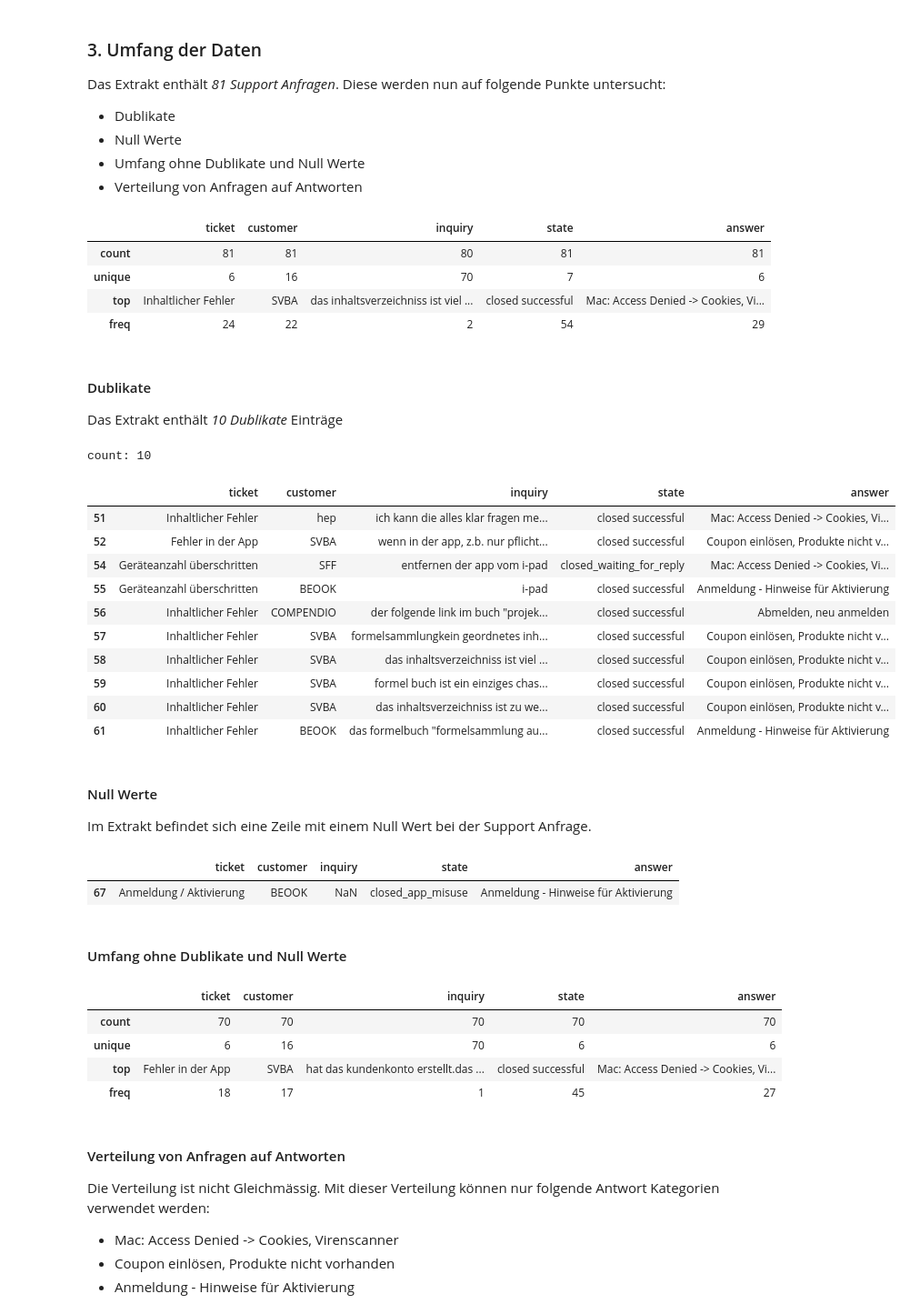
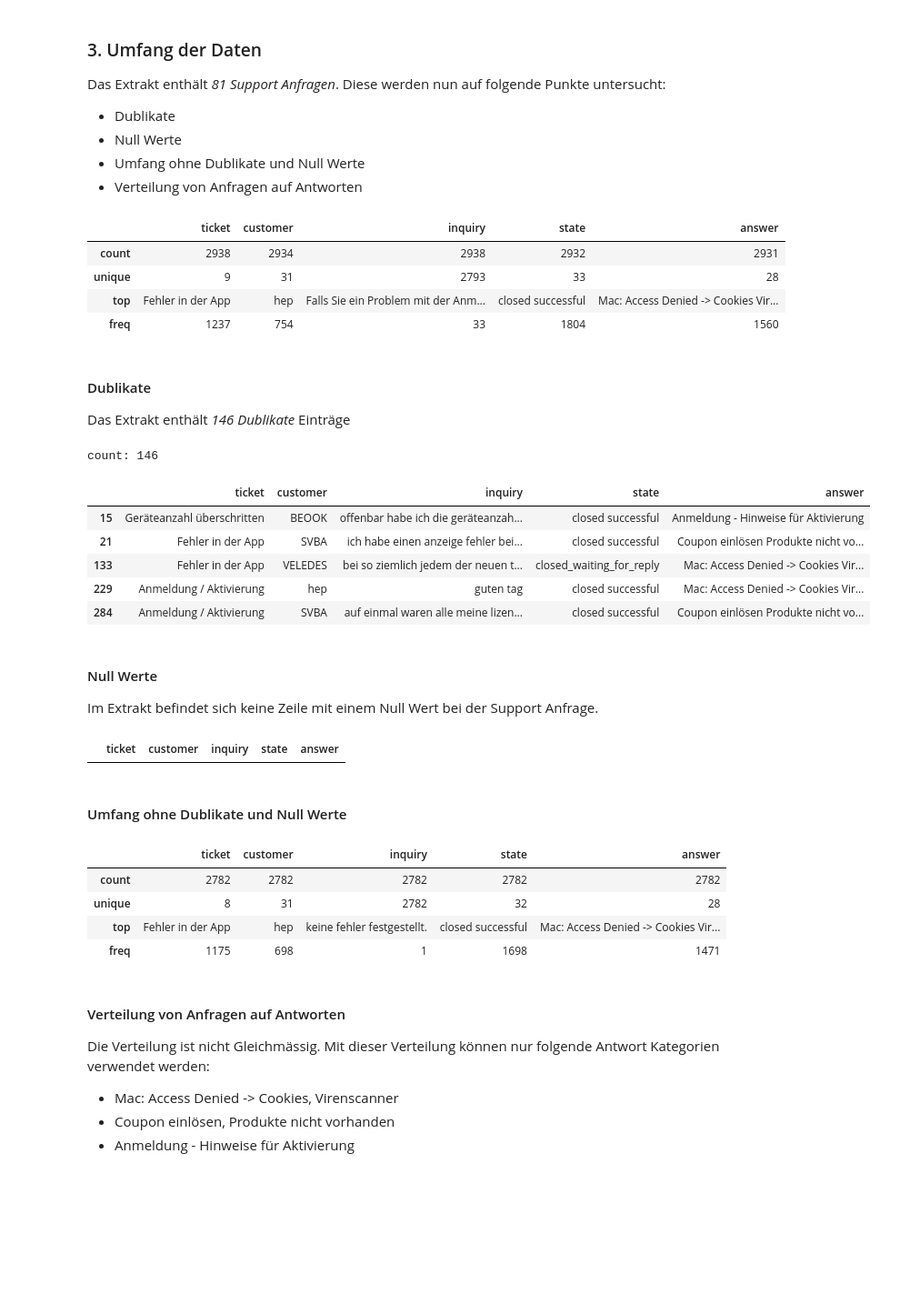
Before and after one commit to bda-19fs/bda-chatbot, a Jupyter notebook: 02_data_review/ionesoft_data_quality_assessment.ipynb, the cells around one changed output. Shown at 91% size. Saved outputs shown, nothing was run; the diff lists cells and outputs as text; code cells hidden in the pictures; blank space fills up the shorter version.

```diff
--- a/02_data_review/ionesoft_data_quality_assessment.ipynb
+++ b/02_data_review/ionesoft_data_quality_assessment.ipynb
@@ -18,10 +18,10 @@ Die Daten _chatbot_extract-1.csv_ wurden in einem CSV-Format geliefert. Dieses F
 # %%
 import pandas as pd
 
-extract = '../01_data/chatbot_extract-1.csv'
+extract = '../01_data/chatbot_all_tickets.csv'
 names=['ticket', 'customer', 'inquiry', 'state', 'answer']
 
-corpus = pd.read_csv(extract, encoding='utf-8', names=names, skiprows=[0], usecols=[1, 2, 4, 5, 6])
+corpus = pd.read_csv(extract, sep=';', encoding='utf-8', names=names, skiprows=[0], usecols=[2, 3, 4, 5, 6])
 corpus.head()
 # %% [output]
 |  | ticket | customer | inquiry | state | answer |
@@ -50,42 +50,36 @@ Das Extrakt enthält _81 Support Anfragen_. Diese werden nun auf folgende Punkte
 corpus.describe()
 # %% [output]
 |  | ticket | customer | inquiry | state | answer |
-| count | 81 | 81 | 80 | 81 | 81 |
-| unique | 6 | 16 | 70 | 7 | 6 |
-| top | Inhaltlicher Fehler | SVBA | das inhaltsverzeichniss ist viel ... | closed successful | Mac: Access Denied -> Cookies, Vi... |
-| freq | 24 | 22 | 2 | 54 | 29 |
+| count | 2938 | 2934 | 2938 | 2932 | 2931 |
+| unique | 9 | 31 | 2793 | 33 | 28 |
+| top | Fehler in der App | hep | Falls Sie ein Problem mit der Anm... | closed successful | Mac: Access Denied -> Cookies Vir... |
+| freq | 1237 | 754 | 33 | 1804 | 1560 |
 # %% [markdown]
 #### Dublikate
-Das Extrakt enthält _10 Dublikate_ Einträge
+Das Extrakt enthält _146 Dublikate_ Einträge
 # %%
 import numpy as np
 
 corpus['inquiry'] = corpus['inquiry'].str.lower()
 dublicates = np.sum(corpus.duplicated(subset='inquiry'))
 print(f'count: {dublicates}')
 
-corpus[corpus.duplicated(subset='inquiry')]
+corpus[corpus.duplicated(subset='inquiry')][:5]
 # %% [output]
-count: 10
+count: 146
 |  | ticket | customer | inquiry | state | answer |
-| 51 | Inhaltlicher Fehler | hep | ich kann die alles klar fragen me... | closed successful | Mac: Access Denied -> Cookies, Vi... |
-| 52 | Fehler in der App | SVBA | wenn in der app, z.b. nur pflicht... | closed successful | Coupon einlösen, Produkte nicht v... |
-| 54 | Geräteanzahl überschritten | SFF | entfernen der app vom i-pad | closed_waiting_for_reply | Mac: Access Denied -> Cookies, Vi... |
-| 55 | Geräteanzahl überschritten | BEOOK | i-pad | closed successful | Anmeldung - Hinweise für Aktivierung |
-| 56 | Inhaltlicher Fehler | COMPENDIO | der folgende link im buch "projek... | closed successful | Abmelden, neu anmelden |
-| 57 | Inhaltlicher Fehler | SVBA | formelsammlungkein geordnetes inh... | closed successful | Coupon einlösen, Produkte nicht v... |
-| 58 | Inhaltlicher Fehler | SVBA | das inhaltsverzeichniss ist viel ... | closed successful | Coupon einlösen, Produkte nicht v... |
-| 59 | Inhaltlicher Fehler | SVBA | formel buch ist ein einziges chas... | closed successful | Coupon einlösen, Produkte nicht v... |
-| 60 | Inhaltlicher Fehler | SVBA | das inhaltsverzeichniss ist zu we... | closed successful | Coupon einlösen, Produkte nicht v... |
-| 61 | Inhaltlicher Fehler | BEOOK | das formelbuch "formelsammlung au... | closed successful | Anmeldung - Hinweise für Aktivierung |
+| 15 | Geräteanzahl überschritten | BEOOK | offenbar habe ich die geräteanzah... | closed successful | Anmeldung - Hinweise für Aktivierung |
+| 21 | Fehler in der App | SVBA | ich habe einen anzeige fehler bei... | closed successful | Coupon einlösen Produkte nicht vo... |
+| 133 | Fehler in der App | VELEDES | bei so ziemlich jedem der neuen t... | closed_waiting_for_reply | Mac: Access Denied -> Cookies Vir... |
+| 229 | Anmeldung / Aktivierung | hep | guten tag | closed successful | Mac: Access Denied -> Cookies Vir... |
+| 284 | Anmeldung / Aktivierung | SVBA | auf einmal waren alle meine lizen... | closed successful | Coupon einlösen Produkte nicht vo... |
 # %% [markdown]
 #### Null Werte
-Im Extrakt befindet sich eine Zeile mit einem Null Wert bei der Support Anfrage.
+Im Extrakt befindet sich keine Zeile mit einem Null Wert bei der Support Anfrage.
 # %%
 corpus[corpus.inquiry.isnull()]
 # %% [output]
 |  | ticket | customer | inquiry | state | answer |
-| 67 | Anmeldung / Aktivierung | BEOOK | NaN | closed_app_misuse | Anmeldung - Hinweise für Aktivierung |
 # %% [markdown]
 #### Umfang ohne Dublikate und Null Werte
 # %%
@@ -95,10 +89,10 @@ corpus.dropna(axis='rows', how='any', inplace=True)
 corpus.describe()
 # %% [output]
 |  | ticket | customer | inquiry | state | answer |
-| count | 70 | 70 | 70 | 70 | 70 |
-| unique | 6 | 16 | 70 | 6 | 6 |
-| top | Fehler in der App | SVBA | hat das kundenkonto erstellt.das ... | closed successful | Mac: Access Denied -> Cookies, Vi... |
-| freq | 18 | 17 | 1 | 45 | 27 |
+| count | 2782 | 2782 | 2782 | 2782 | 2782 |
+| unique | 8 | 31 | 2782 | 32 | 28 |
+| top | Fehler in der App | hep | keine fehler festgestellt. | closed successful | Mac: Access Denied -> Cookies Vir... |
+| freq | 1175 | 698 | 1 | 1698 | 1471 |
 # %% [markdown]
 #### Verteilung von Anfragen auf Antworten
 Die Verteilung ist nicht Gleichmässig. Mit dieser Verteilung können nur folgende Antwort Kategorien verwendet werden:
```
Also changed, not shown: parts of 13 cells of this notebook.
